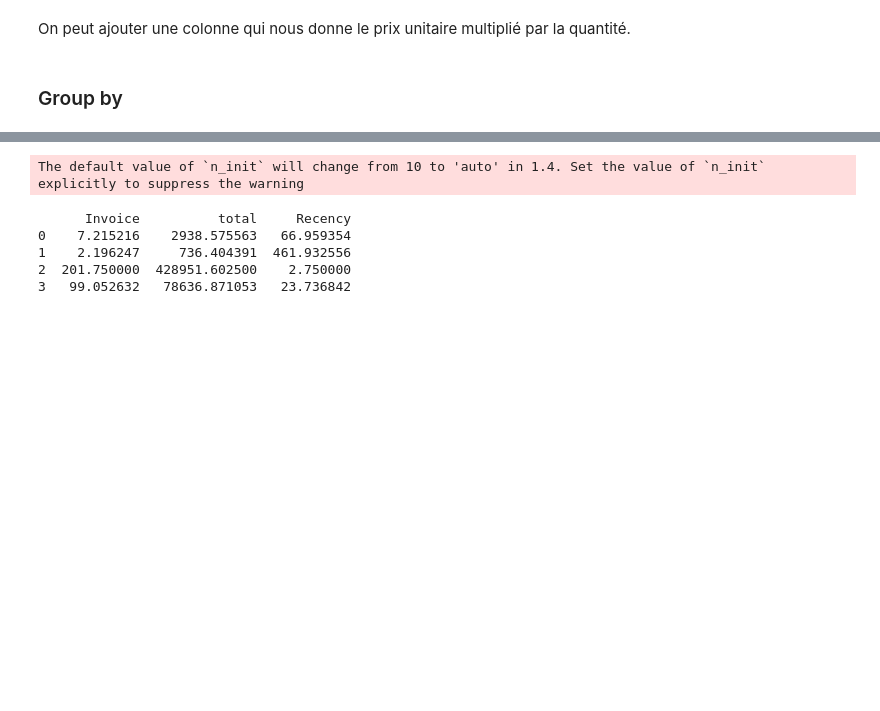
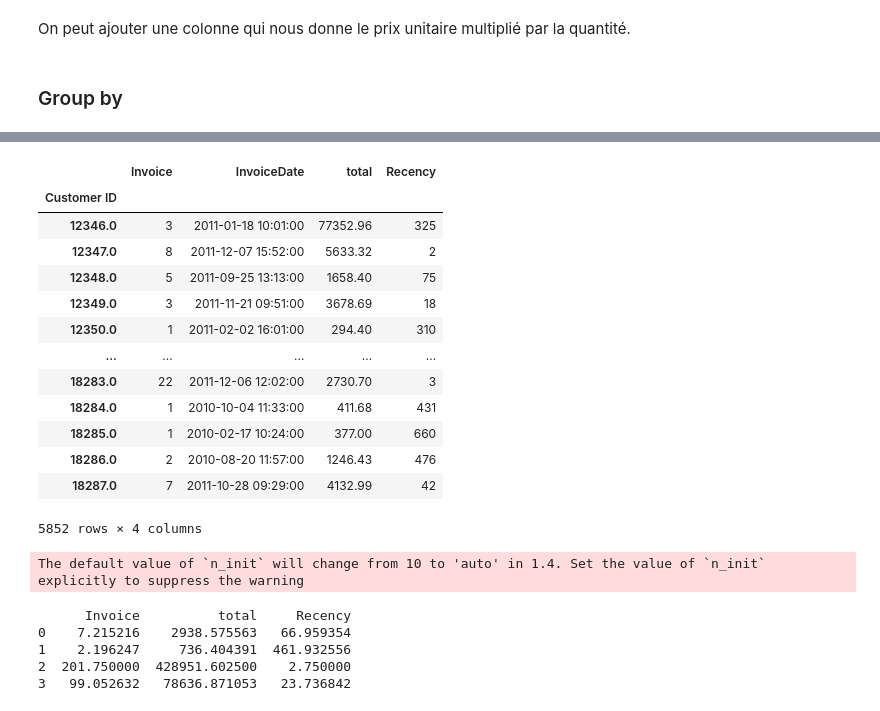
Before and after one commit to Manonp59/uk-retail, a Jupyter notebook: analyse.ipynb, the cells around one changed output, grey strips where cells are left out. Cells and saved outputs as stored; diff of their text form; code cells hidden in the pictures; blank space fills up the shorter version.

```diff
--- a/analyse.ipynb
+++ b/analyse.ipynb
@@ -195,15 +245,31 @@ df_rfm = df_ukretail.groupby('Customer ID').agg({'Invoice': 'nunique', 'InvoiceD
 # %%
 from datetime import datetime
 
 # Convertir la colonne de dates en format datetime
 df_rfm['InvoiceDate'] = pd.to_datetime(df_rfm['InvoiceDate'])
 
 # Calculer le nombre de jours depuis la dernière commande
 date_str = '2011-12-10 00:00:00'
 date_format = '%Y-%m-%d %H:%M:%S'
 
 date_obj = datetime.strptime(date_str, date_format)
 df_rfm['Recency'] = (date_obj - df_rfm['InvoiceDate']).dt.days
+df_rfm
+# %% [output]
+|  | Invoice | InvoiceDate | total | Recency |
+| Customer ID |  |  |  |  |
+| 12346.0 | 3 | 2011-01-18 10:01:00 | 77352.96 | 325 |
+| 12347.0 | 8 | 2011-12-07 15:52:00 | 5633.32 | 2 |
+| 12348.0 | 5 | 2011-09-25 13:13:00 | 1658.40 | 75 |
+| 12349.0 | 3 | 2011-11-21 09:51:00 | 3678.69 | 18 |
+| 12350.0 | 1 | 2011-02-02 16:01:00 | 294.40 | 310 |
+| ... | ... | ... | ... | ... |
+| 18283.0 | 22 | 2011-12-06 12:02:00 | 2730.70 | 3 |
+| 18284.0 | 1 | 2010-10-04 11:33:00 | 411.68 | 431 |
+| 18285.0 | 1 | 2010-02-17 10:24:00 | 377.00 | 660 |
+| 18286.0 | 2 | 2010-08-20 11:57:00 | 1246.43 | 476 |
+| 18287.0 | 7 | 2011-10-28 09:29:00 | 4132.99 | 42 |
+5852 rows × 4 columns
 # %%
 import pandas as pd
 from sklearn.cluster import KMeans
```
Also changed, not shown: parts of 4 cells of this notebook.
